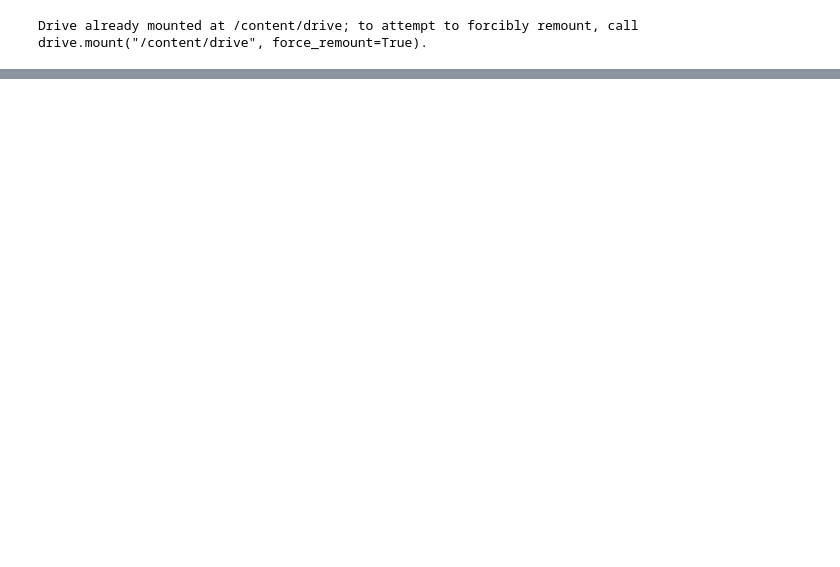
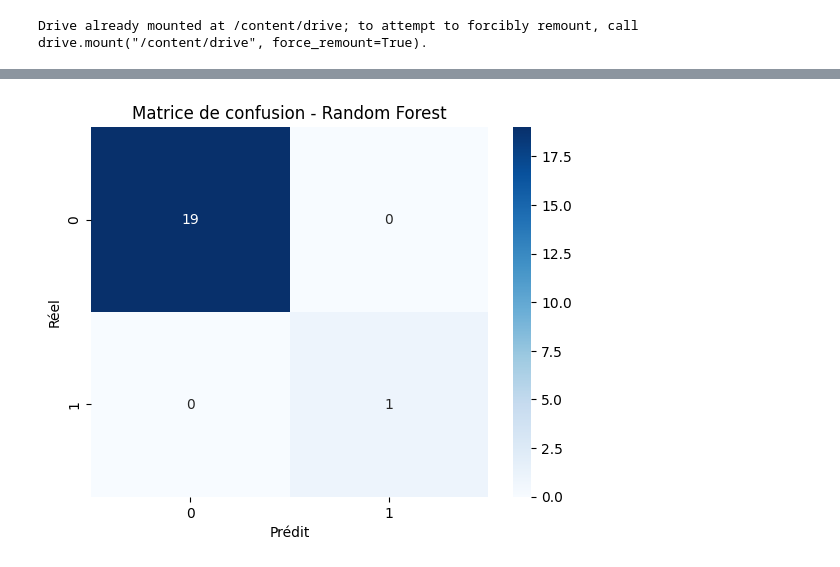
Before and after one commit to yasminemejrissi/ml_project, a Jupyter notebook: ml_project.ipynb, the cells around one changed output, grey strips where cells are left out. Drawn from its saved outputs; the diff is of its cells as text; code cells hidden in the pictures; blank space fills up the shorter version.

```diff
--- a/ml_project.ipynb
+++ b/ml_project.ipynb
@@ -274,0 +641,29 @@ resultat=list(commandes_col.aggregate(pipeline))
+# %%
+from sklearn.ensemble import RandomForestClassifier
+# Split data into training and testing sets (80/20)
+
+rf = RandomForestClassifier(random_state=42)
+rf.fit(X_train, y_train)
+y_pred = rf.predict(X_test)
+# %%
+#Utilisation modèle de classification
+#Train and evaluate a classification model
+from sklearn.ensemble import RandomForestClassifier
+from sklearn.metrics import classification_report, confusion_matrix
+
+#Modèle
+#Initialize and train Random Forest
+rf = RandomForestClassifier(random_state=42)
+rf.fit(X_train, y_train)
+
+#Prédictions
+#Predict on test set
+y_pred = rf.predict(X_test)
+
+#Résultats
+#Evaluation metrics
+print("Évaluation Random Forest :")
+print(classification_report(y_test, y_pred))
+
+#Random Forest is chosen for its robustness, ability to handle complex feature interactions,
+#and built-in feature importance evaluation.
@@ -274,0 +705,16 @@ resultat=list(commandes_col.aggregate(pipeline))
+# %%
+#Plot confusion matrix
+
+import seaborn as sns
+import matplotlib.pyplot as plt
+from sklearn.metrics import confusion_matrix
+
+cm = confusion_matrix(y_test, y_pred)
+
+sns.heatmap(cm, annot=True, fmt='d', cmap='Blues')
+plt.xlabel("Prédit")
+plt.ylabel("Réel")
+plt.title("Matrice de confusion - Random Forest")
+plt.show()
+# %% [output]
+[figure, added]
```
Also changed, not shown: parts of 30 cells of this notebook.
